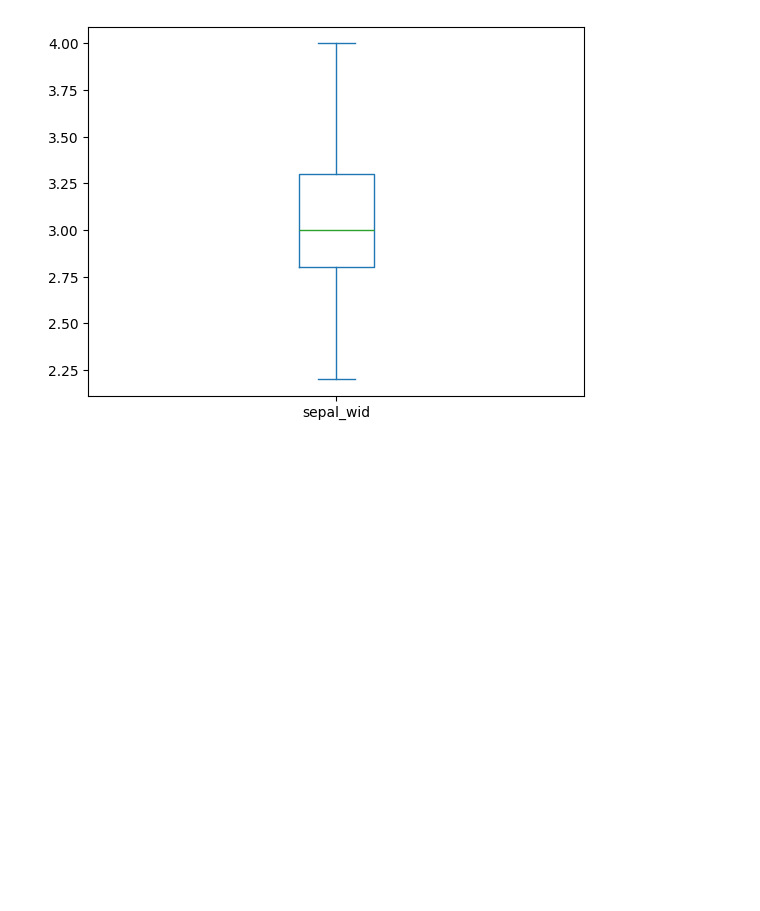
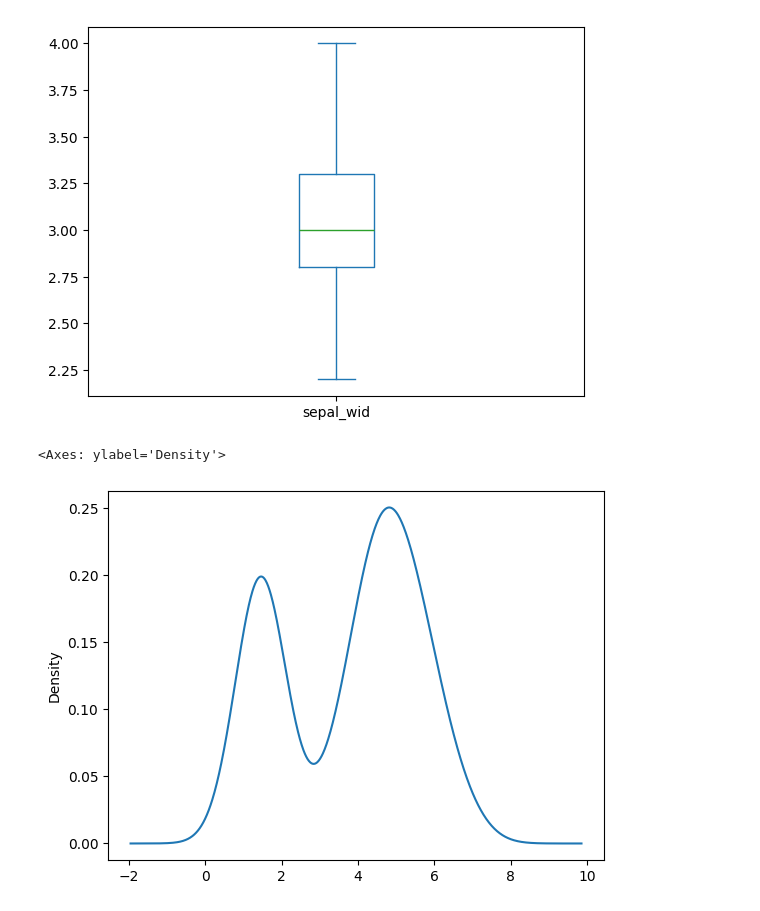
Before and after one commit to syedmahmoodiagents/gct, a Jupyter notebook: 26July/Feature_processing.ipynb, the cells around one changed output. Cells and saved outputs as stored; diff of their text form; code cells hidden in the pictures; blank space fills up the shorter version.

```diff
--- a/26July/Feature_processing.ipynb
+++ b/26July/Feature_processing.ipynb
@@ -96,3 +96,8 @@ df['sepal_wid'].plot(kind='box')
 # %% [output]
 <Axes: >
 [figure]
+# %%
+df['petal_len'].plot.density()
+# %% [output]
+<Axes: ylabel='Density'>
+[figure, added]
```
Also changed, not shown: parts of 25 cells of this notebook.
